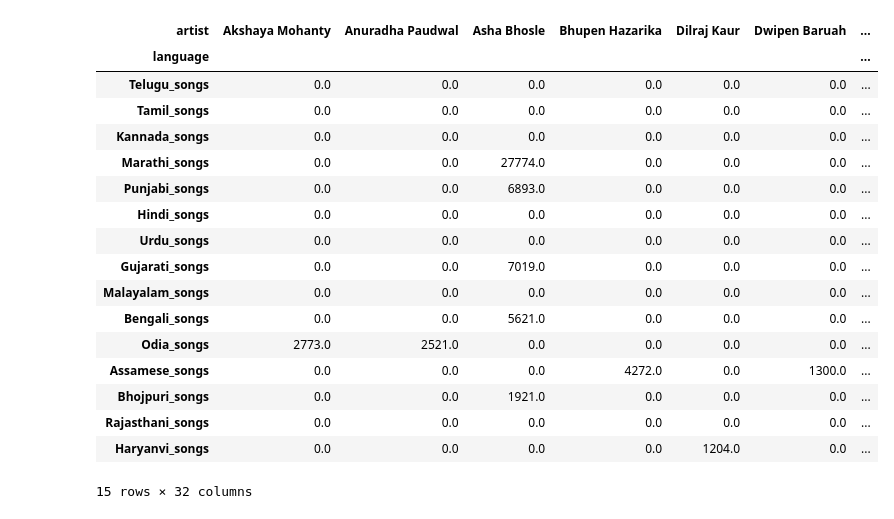
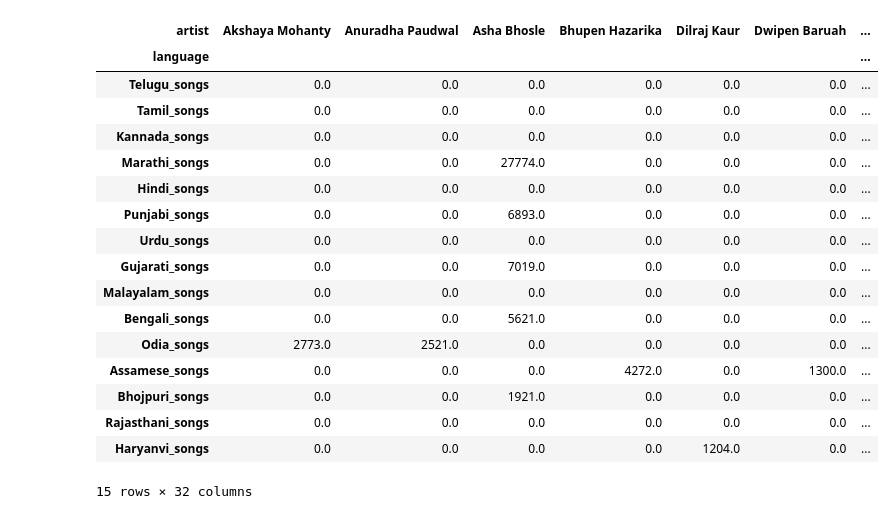
Before and after one commit to Arnav0405/case_study_2026, a Jupyter notebook: arnav_visualisations.ipynb, the cells around one changed output. Cells and saved outputs as stored; diff of their text form; code cells hidden in the pictures.

```diff
--- a/arnav_visualisations.ipynb
+++ b/arnav_visualisations.ipynb
@@ -6,6 +7,6 @@ import numpy as np
 import os
 # %%
-def load_all_csv_files(data_dir='data'):
+def load_all_csv_files(data_dir='data') -> dict:
     dataframes = {}
 
     # Get all CSV files in the directory
@@ -64,0 +182,24 @@ language_dfs = dict(sorted(language_dfs.items()))
+# %%
+# Create a combined dataframe with language, popularity, and stream data
+combined_data = []
+
+for lang, df in language_dfs.items():
+    lang_name = lang.replace('_songs', '')
+    temp_df = df[['popularity', 'Stream']].copy()
+    temp_df['language'] = lang_name
+    combined_data.append(temp_df)
+
+combined_df = pd.concat(combined_data, ignore_index=True)
+
+# Calculate correlation by language
+language_stats = combined_df.groupby('language').agg({
+    'popularity': ['mean', 'sum'],
+    'Stream': ['mean', 'sum']
+}).reset_index()
+
+language_stats.columns = ['language', 'avg_popularity', 'total_popularity', 'avg_streams', 'total_streams']
+language_stats = language_stats.sort_values('avg_popularity', ascending=False)
+
+print("Language Correlation Summary:")
+print("=" * 80)
+print(language_stats.to_string(index=False))
@@ -67,39 +227,39 @@ top_n = 3  # adjust as needed
 
 rows = []
 for lang, df in language_dfs.items():
-    artist_col = _get_artist_col(df)
+    artist_col = 'singer'
     if 'popularity' not in df.columns:
         raise ValueError(f"'popularity' column not found for {lang}")
 
     artist_rank = (
         df[[artist_col, 'popularity']]
         .dropna()
         .groupby(artist_col, as_index=False)['popularity']
         .sum()
         .sort_values('popularity', ascending=False)
         .head(top_n)
         .assign(language=lang)
         .rename(columns={artist_col: 'artist'})
     )
     rows.append(artist_rank)
 
 rank_df = pd.concat(rows, ignore_index=True)
 
 # Pivot to wide format for stacked barh
 pivot_df = rank_df.pivot(index='language', columns='artist', values='popularity').fillna(0)
 
 # Optional: sort languages by total popularity
 pivot_df = pivot_df.loc[pivot_df.sum(axis=1).sort_values(ascending=False).index]
 pivot_df
 # %% [output]
 | artist | Akshaya Mohanty | Anuradha Paudwal | Asha Bhosle | Bhupen Hazarika | Dilraj Kaur | Dwipen Baruah | ... |
 | language |  |  |  |  |  |  | ... |
 | Telugu_songs | 0.0 | 0.0 | 0.0 | 0.0 | 0.0 | 0.0 | ... |
 | Tamil_songs | 0.0 | 0.0 | 0.0 | 0.0 | 0.0 | 0.0 | ... |
 | Kannada_songs | 0.0 | 0.0 | 0.0 | 0.0 | 0.0 | 0.0 | ... |
 | Marathi_songs | 0.0 | 0.0 | 27774.0 | 0.0 | 0.0 | 0.0 | ... |
+| Hindi_songs | 0.0 | 0.0 | 0.0 | 0.0 | 0.0 | 0.0 | ... |
 | Punjabi_songs | 0.0 | 0.0 | 6893.0 | 0.0 | 0.0 | 0.0 | ... |
-| Hindi_songs | 0.0 | 0.0 | 0.0 | 0.0 | 0.0 | 0.0 | ... |
 | Urdu_songs | 0.0 | 0.0 | 0.0 | 0.0 | 0.0 | 0.0 | ... |
 | Gujarati_songs | 0.0 | 0.0 | 7019.0 | 0.0 | 0.0 | 0.0 | ... |
 | Malayalam_songs | 0.0 | 0.0 | 0.0 | 0.0 | 0.0 | 0.0 | ... |
```
Also changed, not shown: parts of 22 cells of this notebook, 4 other files.
